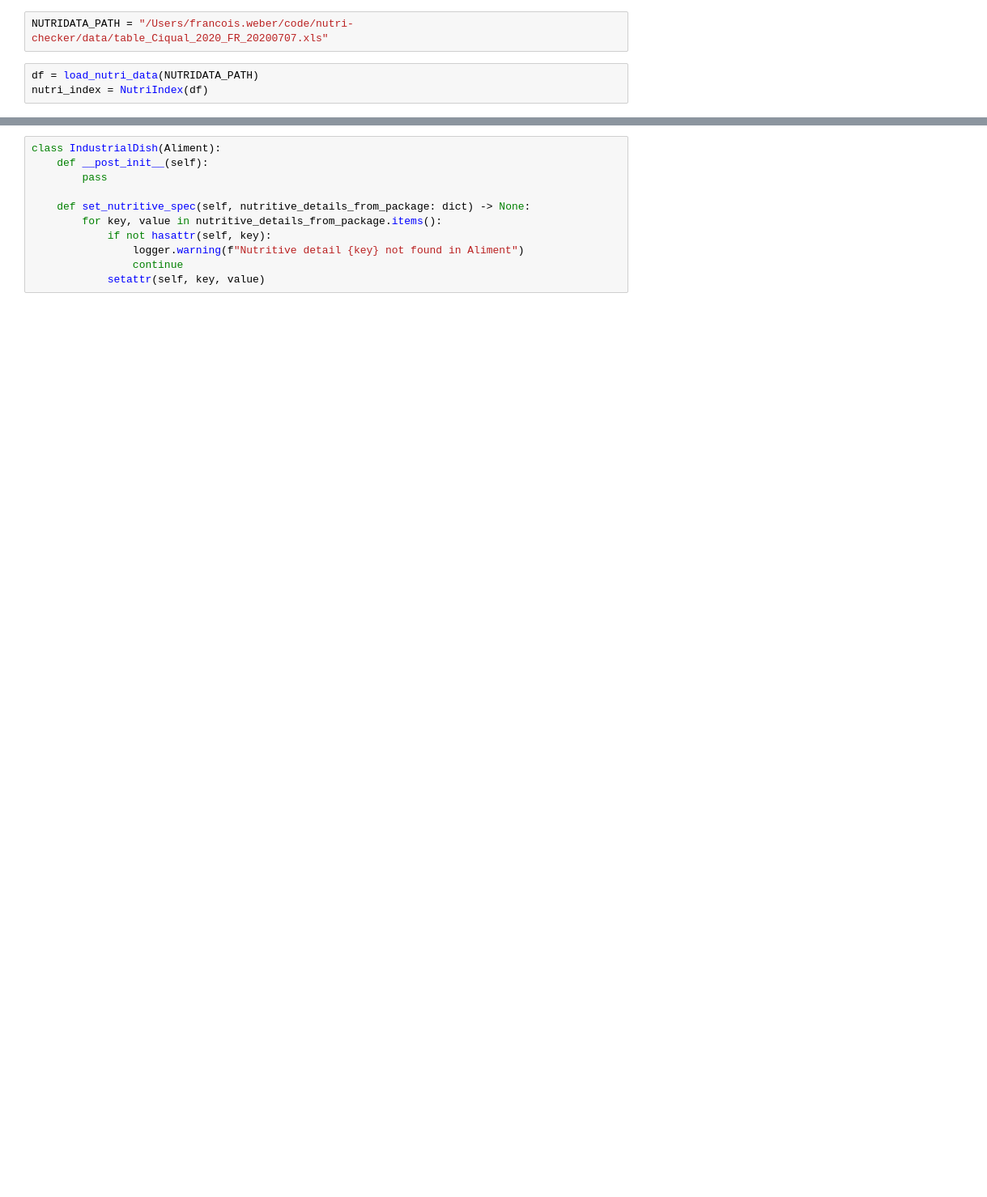
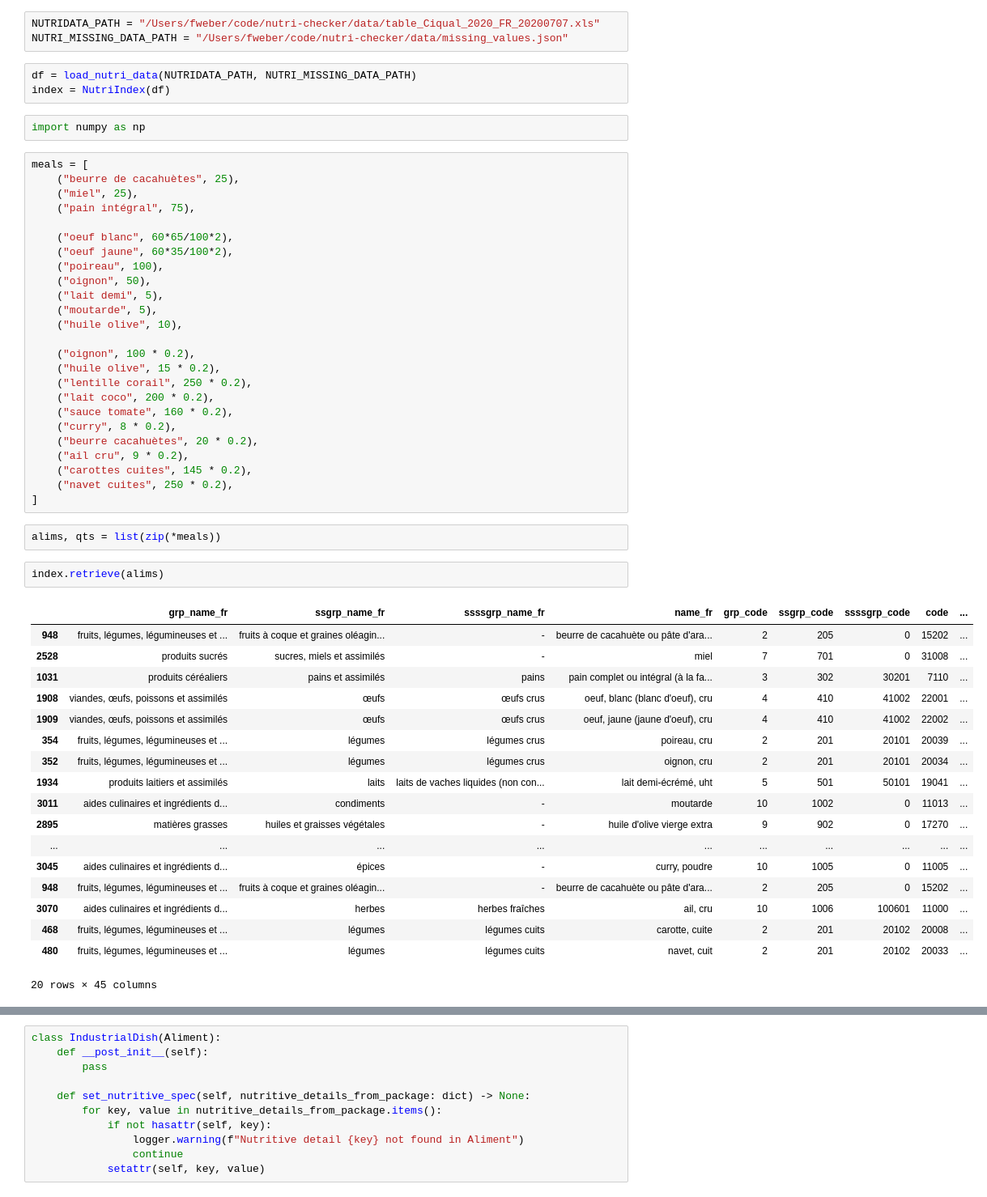
Before and after one commit to francoisWeber/nutri-checker, a Jupyter notebook: notebooks/dev.ipynb, the cells around one changed output, grey strips where cells are left out. Shown: that part at 81% size. Saved outputs shown, nothing was run; the diff lists cells and outputs as text; blank space fills up the shorter version.

```diff
--- a/notebooks/dev.ipynb
+++ b/notebooks/dev.ipynb
@@ -5,7 +5,58 @@ import pandas as pd
 from dataclasses import dataclass
 from loguru import logger
 # %%
-NUTRIDATA_PATH = "/Users/francois.weber/code/nutri-checker/data/table_Ciqual_2020_FR_20200707.xls"
+NUTRIDATA_PATH = "/Users/fweber/code/nutri-checker/data/table_Ciqual_2020_FR_20200707.xls"
+NUTRI_MISSING_DATA_PATH = "/Users/fweber/code/nutri-checker/data/missing_values.json"
 # %%
-df = load_nutri_data(NUTRIDATA_PATH)
-nutri_index = NutriIndex(df)
+df = load_nutri_data(NUTRIDATA_PATH, NUTRI_MISSING_DATA_PATH)
+index = NutriIndex(df)
+# %%
+import numpy as np
+# %%
+meals = [
+    ("beurre de cacahuètes", 25),
+    ("miel", 25),
+    ("pain intégral", 75),
+
+    ("oeuf blanc", 60*65/100*2),
+    ("oeuf jaune", 60*35/100*2),
+    ("poireau", 100),
+    ("oignon", 50),
+    ("lait demi", 5),
+    ("moutarde", 5),
+    ("huile olive", 10),
+
+    ("oignon", 100 * 0.2),
+    ("huile olive", 15 * 0.2),
+    ("lentille corail", 250 * 0.2),
+    ("lait coco", 200 * 0.2),
+    ("sauce tomate", 160 * 0.2),
+    ("curry", 8 * 0.2),
+    ("beurre cacahuètes", 20 * 0.2),
+    ("ail cru", 9 * 0.2),
+    ("carottes cuites", 145 * 0.2),
+    ("navet cuites", 250 * 0.2),
+]
+# %%
+alims, qts = list(zip(*meals))
+# %%
+index.retrieve(alims)
+# %% [output]
+|  | grp_name_fr | ssgrp_name_fr | ssssgrp_name_fr | name_fr | grp_code | ssgrp_code | ssssgrp_code | code | ... |
+| 948 | fruits, légumes, légumineuses et ... | fruits à coque et graines oléagin... | - | beurre de cacahuète ou pâte d'ara... | 2 | 205 | 0 | 15202 | ... |
+| 2528 | produits sucrés | sucres, miels et assimilés | - | miel | 7 | 701 | 0 | 31008 | ... |
+| 1031 | produits céréaliers | pains et assimilés | pains | pain complet ou intégral (à la fa... | 3 | 302 | 30201 | 7110 | ... |
+| 1908 | viandes, œufs, poissons et assimilés | œufs | œufs crus | oeuf, blanc (blanc d'oeuf), cru | 4 | 410 | 41002 | 22001 | ... |
+| 1909 | viandes, œufs, poissons et assimilés | œufs | œufs crus | oeuf, jaune (jaune d'oeuf), cru | 4 | 410 | 41002 | 22002 | ... |
+| 354 | fruits, légumes, légumineuses et ... | légumes | légumes crus | poireau, cru | 2 | 201 | 20101 | 20039 | ... |
+| 352 | fruits, légumes, légumineuses et ... | légumes | légumes crus | oignon, cru | 2 | 201 | 20101 | 20034 | ... |
+| 1934 | produits laitiers et assimilés | laits | laits de vaches liquides (non con... | lait demi-écrémé, uht | 5 | 501 | 50101 | 19041 | ... |
+| 3011 | aides culinaires et ingrédients d... | condiments | - | moutarde | 10 | 1002 | 0 | 11013 | ... |
+| 2895 | matières grasses | huiles et graisses végétales | - | huile d'olive vierge extra | 9 | 902 | 0 | 17270 | ... |
+| ... | ... | ... | ... | ... | ... | ... | ... | ... | ... |
+| 3045 | aides culinaires et ingrédients d... | épices | - | curry, poudre | 10 | 1005 | 0 | 11005 | ... |
+| 948 | fruits, légumes, légumineuses et ... | fruits à coque et graines oléagin... | - | beurre de cacahuète ou pâte d'ara... | 2 | 205 | 0 | 15202 | ... |
+| 3070 | aides culinaires et ingrédients d... | herbes | herbes fraîches | ail, cru | 10 | 1006 | 100601 | 11000 | ... |
+| 468 | fruits, légumes, légumineuses et ... | légumes | légumes cuits | carotte, cuite | 2 | 201 | 20102 | 20008 | ... |
+| 480 | fruits, légumes, légumineuses et ... | légumes | légumes cuits | navet, cuit | 2 | 201 | 20102 | 20033 | ... |
+20 rows × 45 columns
```
Also changed, not shown: parts of 3 cells of this notebook.
